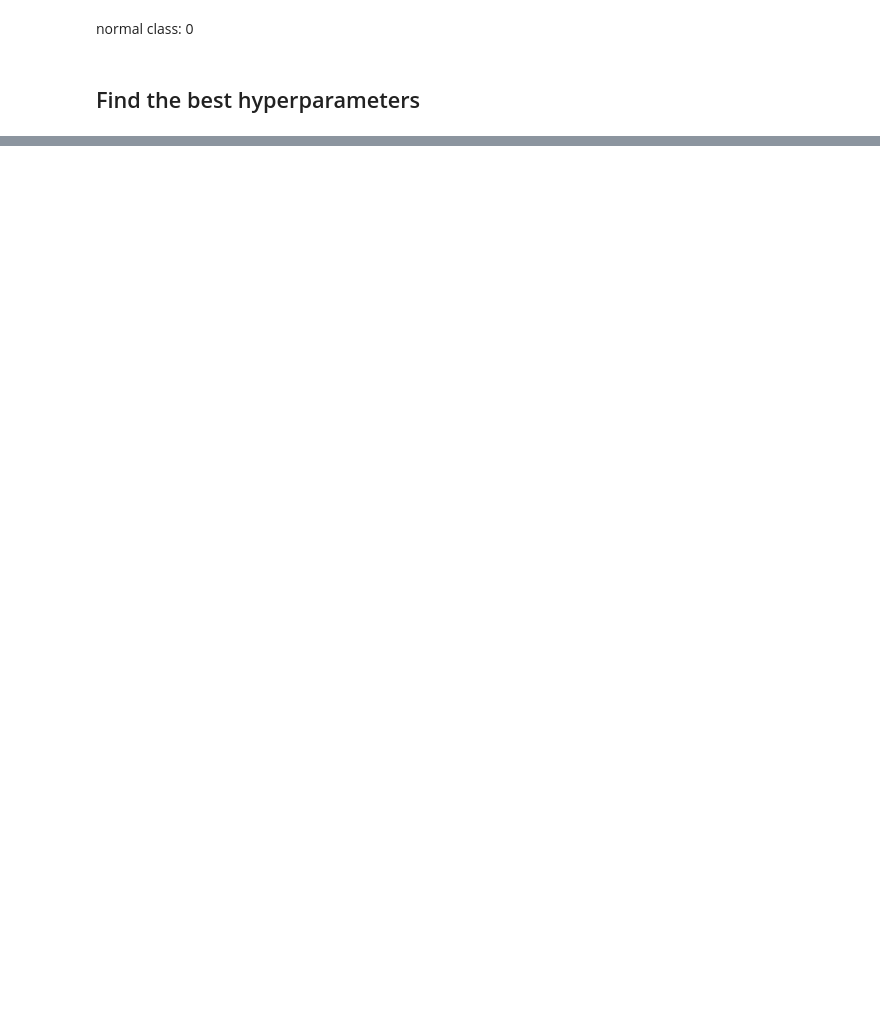
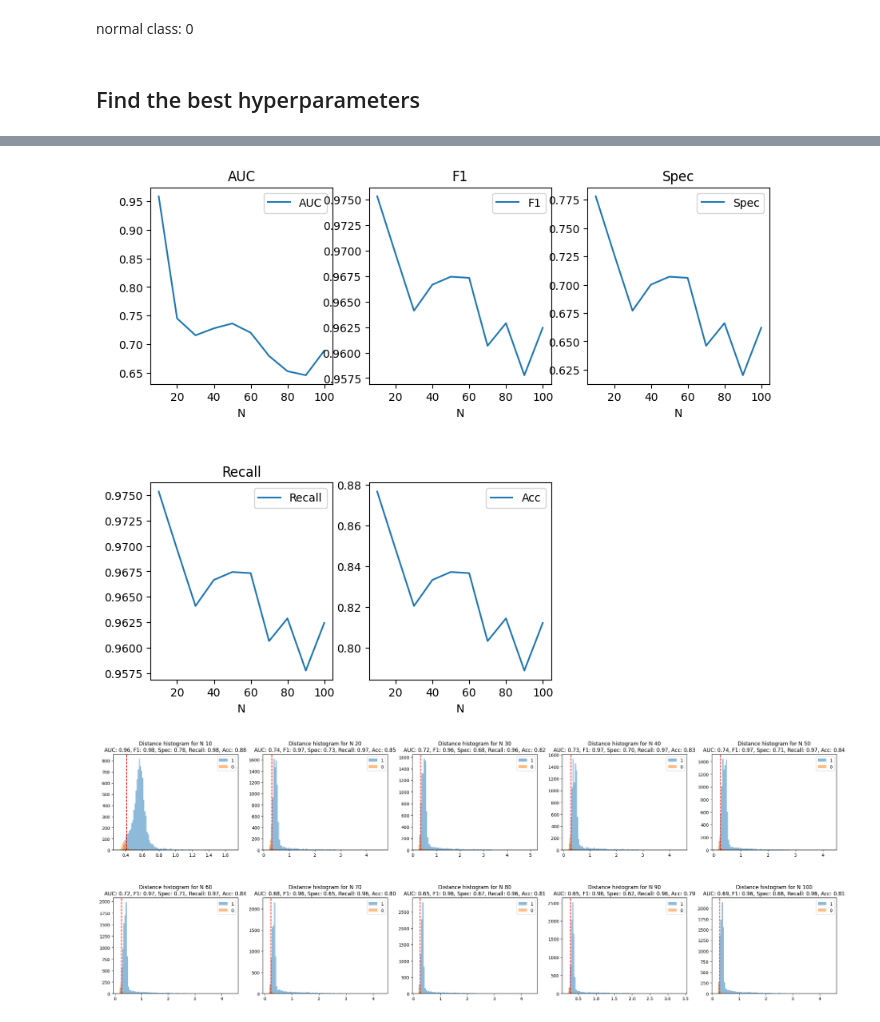
Before and after one commit to SoulMind01/FewShot-demo, a Jupyter notebook: experiment.ipynb, the cells around one changed output, grey strips where cells are left out. Saved outputs shown, nothing was run; the diff lists cells and outputs as text; code cells hidden in the pictures; blank space fills up the shorter version.

```diff
--- a/experiment.ipynb
+++ b/experiment.ipynb
@@ -49,0 +744,14 @@ plt.show()
+# %%
+args = init_args()
+result_N = {}
+result_N['df'], result_N['auc'], result_N['f1'], result_N['spec'], result_N['recall'], result_N['acc'] = [], [], [], [], [], []
+N_range = np.arange(10, 110, 10)
+for N in N_range:
+    args.num_ref = N
+    df, auc, f1, spec, recall, acc = train(args)
+    result_N['df'].append(df)
+    result_N['auc'].append(auc)
+    result_N['f1'].append(f1)
+    result_N['spec'].append(spec)
+    result_N['recall'].append(recall)
+    result_N['acc'].append(acc)
@@ -49,0 +929,44 @@ plt.show()
+# %%
+# Analyze result
+# plot auc, f1, spec, recall, acc along N
+plt.figure(figsize=(10, 8))
+plt.subplots_adjust(hspace=0.5)
+plt.subplot(2, 3, 1)
+plt.plot(N_range, result_N['auc'], label="AUC")
+plt.xlabel('N')
+plt.legend()
+plt.title("AUC")
+plt.subplot(2, 3, 2)
+plt.plot(N_range, result_N['f1'], label="F1")
+plt.xlabel('N')
+plt.legend()
+plt.title("F1")
+plt.subplot(2, 3, 3)
+plt.plot(N_range, result_N['spec'], label="Spec")
+plt.xlabel('N')
+plt.legend()
+plt.title("Spec")
+plt.subplot(2, 3, 4)
+plt.plot(N_range, result_N['recall'], label="Recall")
+plt.xlabel('N')
+plt.legend()
+plt.title("Recall")
+plt.subplot(2, 3, 5)
+plt.plot(N_range, result_N['acc'], label="Acc")
+plt.xlabel('N')
+plt.legend()
+
+# plot the histogram for each N
+plt.figure(figsize=(30, 10))
+for i, N in enumerate(N_range):
+    plt.subplot(2, int(np.ceil(len(N_range)/2)), i+1)
+    plt.subplots_adjust(hspace=0.5)
+    thres = np.percentile(result_N['df'][i]["minimum_dists"], 10)
+    for label in result_N['df'][i]["label"].unique():
+        plt.hist(result_N['df'][i][result_N['df'][i]["label"] == label]["minimum_dists"], alpha=0.5, label=label, bins=100)
+    plt.legend()
+    plt.title(f"Distance histogram for N {N}\nAUC: {result_N['auc'][i]:.2f}, F1: {result_N['f1'][i]:.2f}, Spec: {result_N['spec'][i]:.2f}, Recall: {result_N['recall'][i]:.2f}, Acc: {result_N['acc'][i]:.2f}")
+    plt.axvline(x=thres, color="r", linestyle="--")
+# %% [output]
+[figure, added]
+[figure, added]
```
Also changed, not shown: parts of 14 cells of this notebook, 3 other files.
